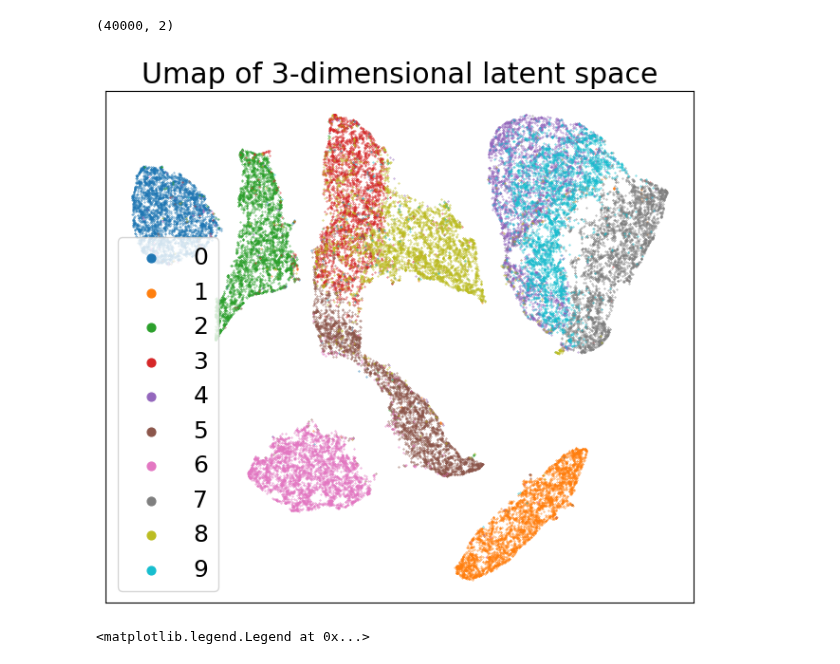
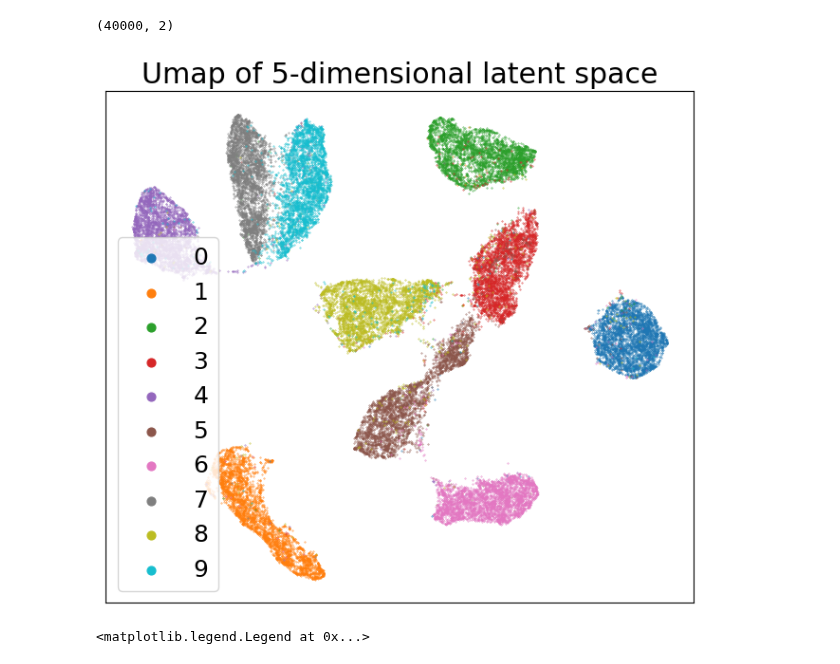
Before and after one commit to jovako/FFF_fiberlearning, a Jupyter notebook: notebooks/FIF PythAE benchmark/16MNIST.ipynb, the cells around one changed output. Drawn from its saved outputs; the diff is of its cells as text; code cells hidden in the pictures.

```diff
--- a/notebooks/FIF PythAE benchmark/16MNIST.ipynb
+++ b/notebooks/FIF PythAE benchmark/16MNIST.ipynb
@@ -26,7 +26,7 @@ classifier = False
 # %%
 df_class = pd.read_pickle("data/EMnist_Class")
 
-df = pd.read_pickle("data/16EMnist_F3F")
+df = pd.read_pickle("data/16EMnist_F5F")
 # read targets and conditions from dataframe
 train_data, train_targets = (
     torch.from_numpy(df["train_x"]),
@@ -742,19 +742,19 @@ print(embedding.shape)
 # %%
 plt.figure(figsize=[8,7])
 for i in range(10):
     emb = embedding[y==i]
     plt.scatter(
         emb[:, 0],
         emb[:, 1],
         s=0.1, label=i
     )
 plt.tick_params(axis='x', which='both', bottom=False, top=False, labelbottom=False)
 plt.tick_params(axis='y', which='both', left=False, right=False, labelleft=False)
-plt.legend(markerscale=20.,loc='upper right')
-plt.title("Umap of 3-dimensional latent space")
-plt.savefig(f"plots/emnist/GTs/F3F/umap_latent.png")
+plt.legend(markerscale=20.,loc='lower left')
+plt.title("Umap of 5-dimensional latent space")
+plt.savefig(f"plots/emnist/GTs/F5F/umap_latent.png")
 # %% [output]
-[figure, old version]
+[figure, new version]
 # %%
 plt.figure(figsize=[8,7])
 for i in range(10):
```
Also changed, not shown: parts of 2 cells of this notebook, 2 other files.
